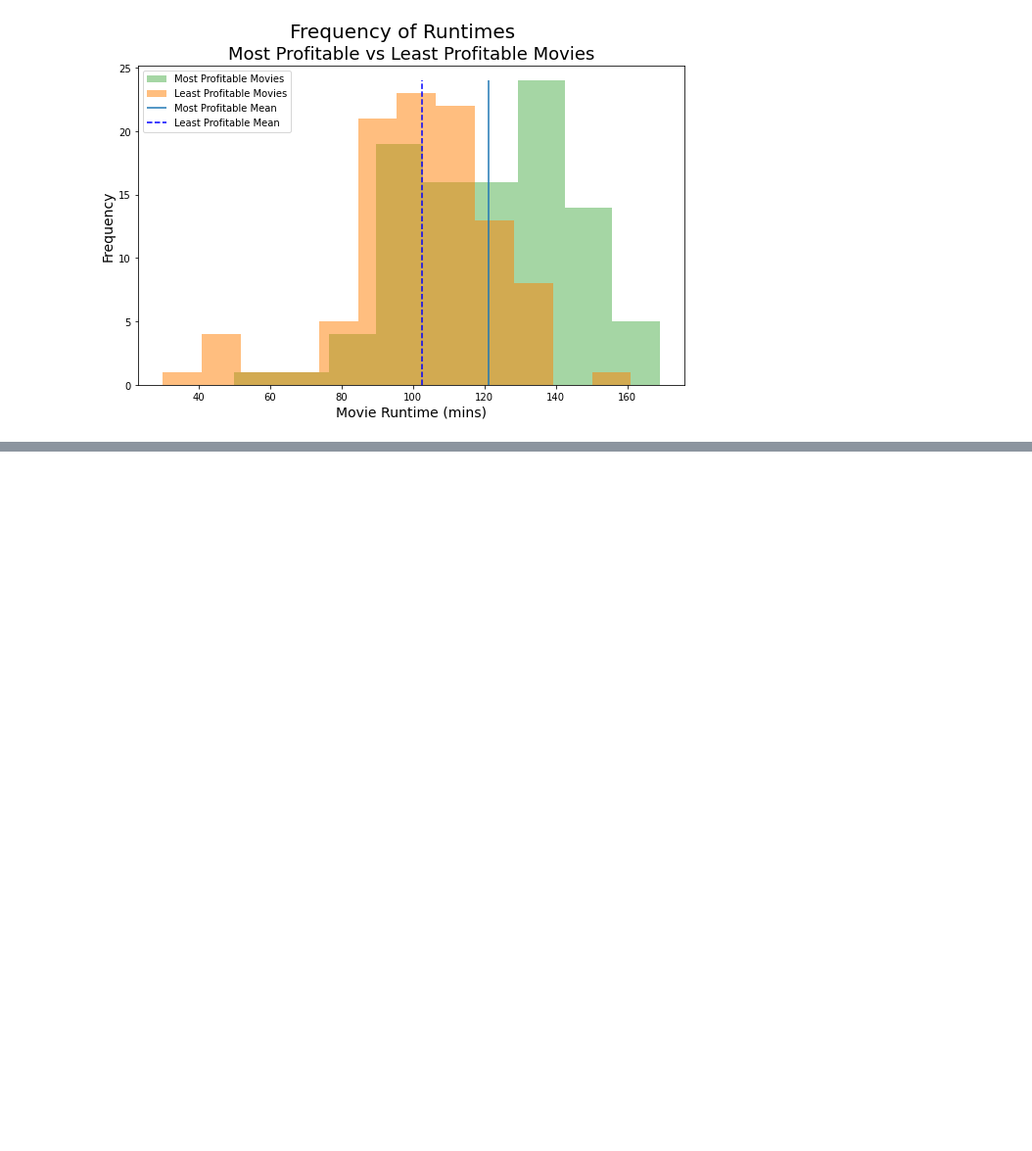
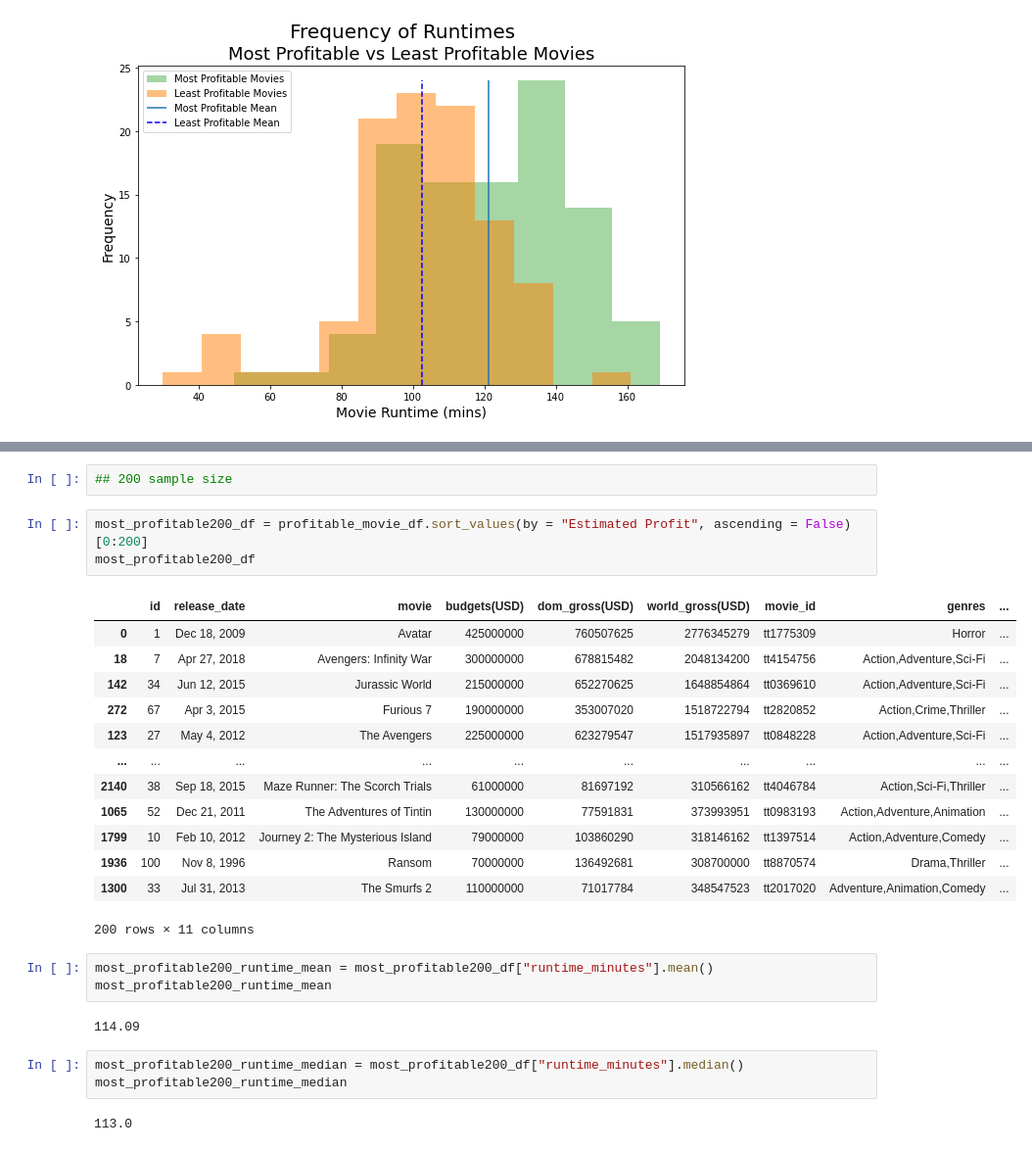
Before and after one commit to learn-co-curriculum/dsc-phase-1-project-v2-4, a Jupyter notebook: Meg_Clean_Table_From_Yue.ipynb, the cells around one changed output, grey strips where cells are left out. Shown at 98% size. Saved outputs shown, nothing was run; the diff lists cells and outputs as text; blank space fills up the shorter version.

```diff
--- a/Meg_Clean_Table_From_Yue.ipynb
+++ b/Meg_Clean_Table_From_Yue.ipynb
@@ -562,0 +618,29 @@ plt.savefig("./Movie_Runtime_Hist_Compare.png");
+# %%
+## 200 sample size
+# %%
+most_profitable200_df = profitable_movie_df.sort_values(by = "Estimated Profit", ascending = False)[0:200]
+most_profitable200_df
+# %% [output]
+|  | id | release_date | movie | budgets(USD) | dom_gross(USD) | world_gross(USD) | movie_id | genres | ... |
+| 0 | 1 | Dec 18, 2009 | Avatar | 425000000 | 760507625 | 2776345279 | tt1775309 | Horror | ... |
+| 18 | 7 | Apr 27, 2018 | Avengers: Infinity War | 300000000 | 678815482 | 2048134200 | tt4154756 | Action,Adventure,Sci-Fi | ... |
+| 142 | 34 | Jun 12, 2015 | Jurassic World | 215000000 | 652270625 | 1648854864 | tt0369610 | Action,Adventure,Sci-Fi | ... |
+| 272 | 67 | Apr 3, 2015 | Furious 7 | 190000000 | 353007020 | 1518722794 | tt2820852 | Action,Crime,Thriller | ... |
+| 123 | 27 | May 4, 2012 | The Avengers | 225000000 | 623279547 | 1517935897 | tt0848228 | Action,Adventure,Sci-Fi | ... |
+| ... | ... | ... | ... | ... | ... | ... | ... | ... | ... |
+| 2140 | 38 | Sep 18, 2015 | Maze Runner: The Scorch Trials | 61000000 | 81697192 | 310566162 | tt4046784 | Action,Sci-Fi,Thriller | ... |
+| 1065 | 52 | Dec 21, 2011 | The Adventures of Tintin | 130000000 | 77591831 | 373993951 | tt0983193 | Action,Adventure,Animation | ... |
+| 1799 | 10 | Feb 10, 2012 | Journey 2: The Mysterious Island | 79000000 | 103860290 | 318146162 | tt1397514 | Action,Adventure,Comedy | ... |
+| 1936 | 100 | Nov 8, 1996 | Ransom | 70000000 | 136492681 | 308700000 | tt8870574 | Drama,Thriller | ... |
+| 1300 | 33 | Jul 31, 2013 | The Smurfs 2 | 110000000 | 71017784 | 348547523 | tt2017020 | Adventure,Animation,Comedy | ... |
+200 rows × 11 columns
+# %%
+most_profitable200_runtime_mean = most_profitable200_df["runtime_minutes"].mean()
+most_profitable200_runtime_mean
+# %% [output]
+114.09
+# %%
+most_profitable200_runtime_median = most_profitable200_df["runtime_minutes"].median()
+most_profitable200_runtime_median
+# %% [output]
+113.0
```
Also changed, not shown: parts of 13 cells of this notebook.
